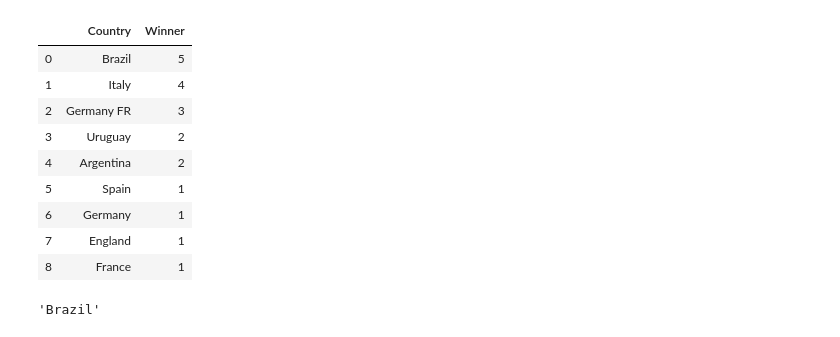
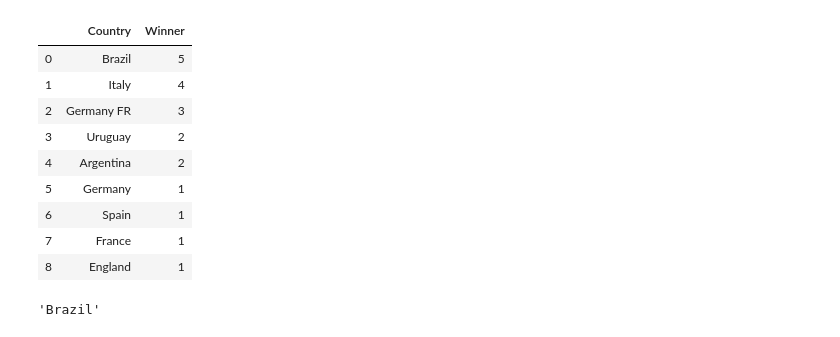
Before and after one commit to dpatel77/FIFA-ETL, a Jupyter notebook: MVP.ipynb, the cells around one changed output. Saved outputs shown, nothing was run; the diff lists cells and outputs as text; code cells hidden in the pictures.

```diff
--- a/MVP.ipynb
+++ b/MVP.ipynb
@@ -12,25 +12,25 @@ output_data_file = "Resources\clubs.csv"
 # %%
 # Which country has the most wins? And creating dataframe with results
-world = "Resources\WorldCups.csv"
+world = "Resources/WorldCups.csv"
 world_df = pd.read_csv(world)
 most_wins = world_df["Winner"].value_counts()
 most_wins_df = pd.DataFrame(most_wins)
 
 # Resetting index to keep value counts results as varables
 # Renameing index column
 most_wins_df = most_wins_df.reset_index()
 most_wins_df.rename(columns={"index": "Country"})
 # %% [output]
 |  | Country | Winner |
 | 0 | Brazil | 5 |
 | 1 | Italy | 4 |
 | 2 | Germany FR | 3 |
 | 3 | Uruguay | 2 |
 | 4 | Argentina | 2 |
-| 5 | Spain | 1 |
-| 6 | Germany | 1 |
-| 7 | England | 1 |
-| 8 | France | 1 |
+| 5 | Germany | 1 |
+| 6 | Spain | 1 |
+| 7 | France | 1 |
+| 8 | England | 1 |
 # %%
 url = pd.read_html("https://en.wikipedia.org/wiki/FIFA_Club_World_Cup")
 clubs_country = url[3]
```
Also changed, not shown: parts of 4 cells of this notebook, 1 other file.
